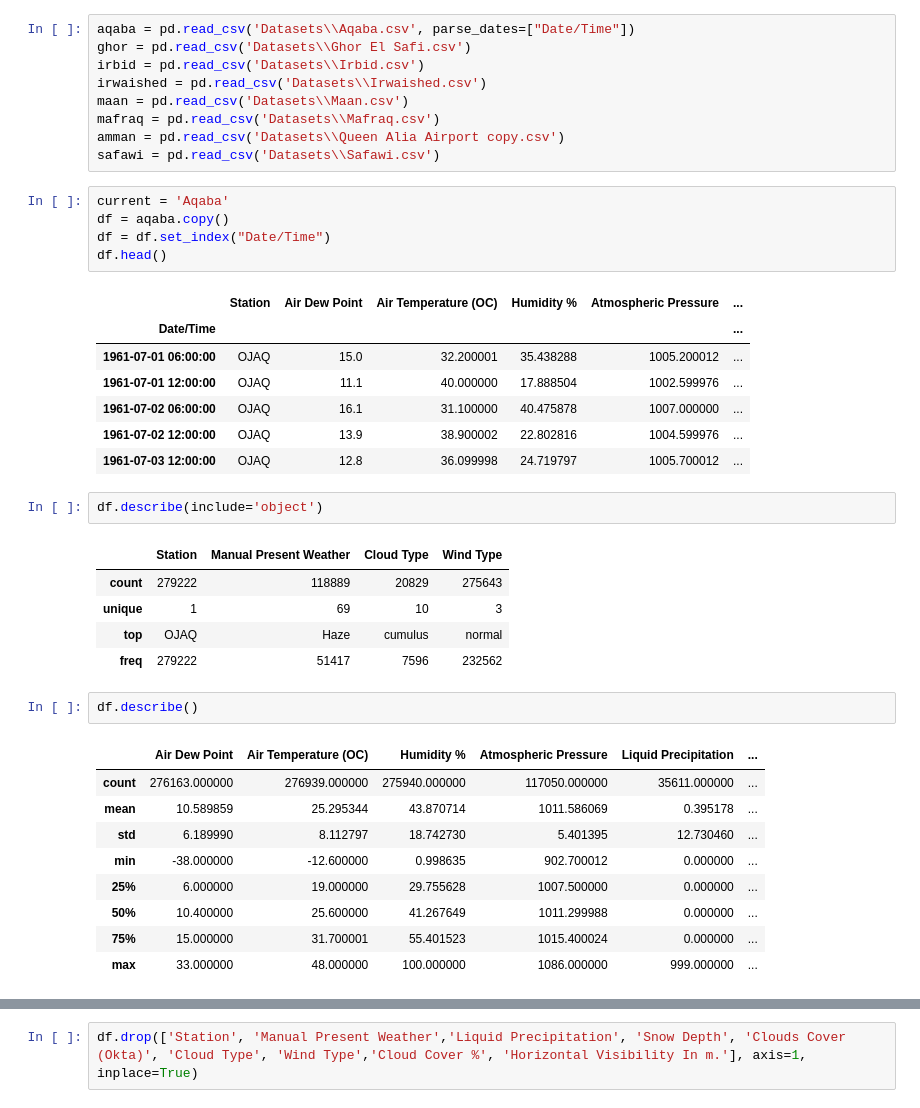
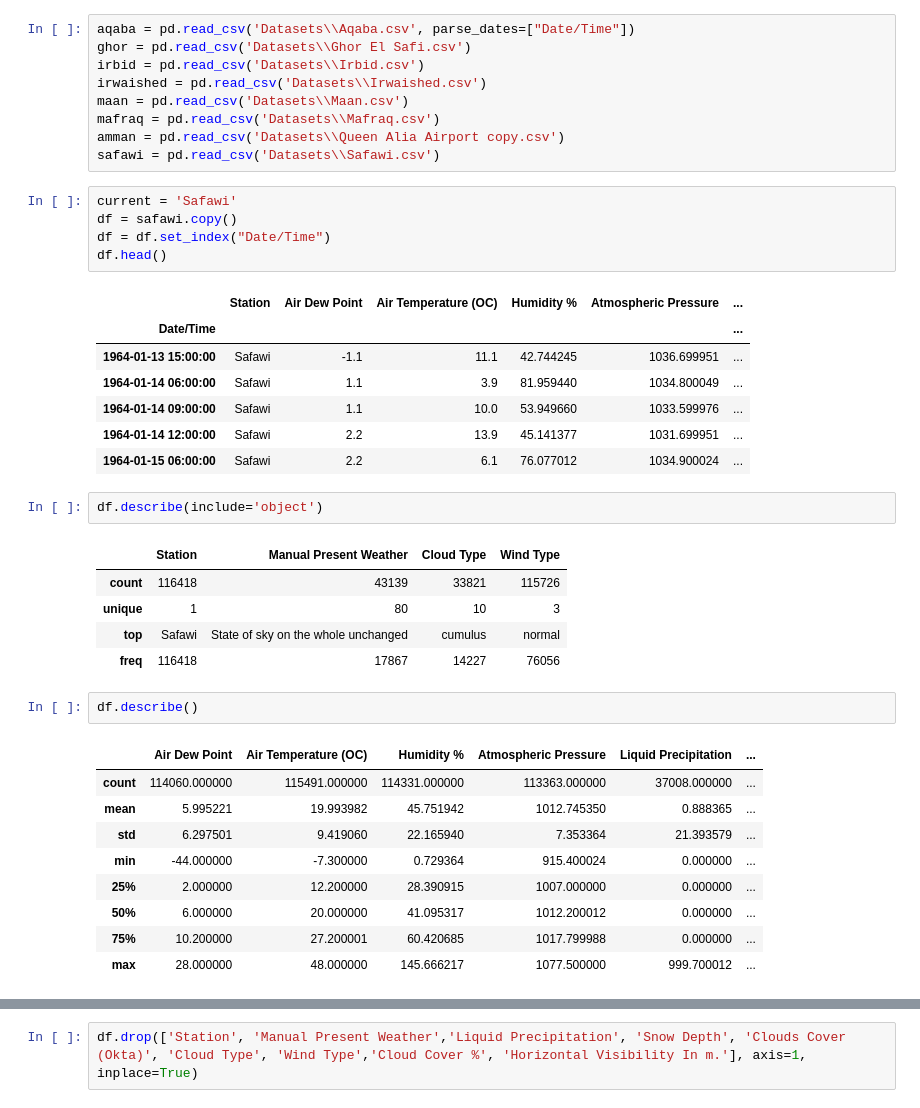
Before and after one commit to abood-shehade/Weather-prediction, a Jupyter notebook: DataPipeline.ipynb, the cells around one changed output, grey strips where cells are left out. Cells and saved outputs as stored; diff of their text form.

```diff
--- a/DataPipeline.ipynb
+++ b/DataPipeline.ipynb
@@ -17,38 +17,38 @@ mafraq = pd.read_csv('Datasets\\Mafraq.csv')
 amman = pd.read_csv('Datasets\\Queen Alia Airport copy.csv')
 safawi = pd.read_csv('Datasets\\Safawi.csv')
 # %%
-current = 'Aqaba'
-df = aqaba.copy()
+current = 'Safawi'
+df = safawi.copy()
 df = df.set_index("Date/Time")
 df.head()
 # %% [output]
 |  | Station | Air Dew Point | Air Temperature (OC) | Humidity % | Atmospheric Pressure | ... |
 | Date/Time |  |  |  |  |  | ... |
-| 1961-07-01 06:00:00 | OJAQ | 15.0 | 32.200001 | 35.438288 | 1005.200012 | ... |
-| 1961-07-01 12:00:00 | OJAQ | 11.1 | 40.000000 | 17.888504 | 1002.599976 | ... |
-| 1961-07-02 06:00:00 | OJAQ | 16.1 | 31.100000 | 40.475878 | 1007.000000 | ... |
-| 1961-07-02 12:00:00 | OJAQ | 13.9 | 38.900002 | 22.802816 | 1004.599976 | ... |
-| 1961-07-03 12:00:00 | OJAQ | 12.8 | 36.099998 | 24.719797 | 1005.700012 | ... |
+| 1964-01-13 15:00:00 | Safawi | -1.1 | 11.1 | 42.744245 | 1036.699951 | ... |
+| 1964-01-14 06:00:00 | Safawi | 1.1 | 3.9 | 81.959440 | 1034.800049 | ... |
+| 1964-01-14 09:00:00 | Safawi | 1.1 | 10.0 | 53.949660 | 1033.599976 | ... |
+| 1964-01-14 12:00:00 | Safawi | 2.2 | 13.9 | 45.141377 | 1031.699951 | ... |
+| 1964-01-15 06:00:00 | Safawi | 2.2 | 6.1 | 76.077012 | 1034.900024 | ... |
 # %%
 df.describe(include='object')
 # %% [output]
 |  | Station | Manual Present Weather | Cloud Type | Wind Type |
-| count | 279222 | 118889 | 20829 | 275643 |
-| unique | 1 | 69 | 10 | 3 |
-| top | OJAQ | Haze | cumulus | normal |
-| freq | 279222 | 51417 | 7596 | 232562 |
+| count | 116418 | 43139 | 33821 | 115726 |
+| unique | 1 | 80 | 10 | 3 |
+| top | Safawi | State of sky on the whole unchanged | cumulus | normal |
+| freq | 116418 | 17867 | 14227 | 76056 |
 # %%
 df.describe()
 # %% [output]
 |  | Air Dew Point | Air Temperature (OC) | Humidity % | Atmospheric Pressure | Liquid Precipitation | ... |
-| count | 276163.000000 | 276939.000000 | 275940.000000 | 117050.000000 | 35611.000000 | ... |
-| mean | 10.589859 | 25.295344 | 43.870714 | 1011.586069 | 0.395178 | ... |
-| std | 6.189990 | 8.112797 | 18.742730 | 5.401395 | 12.730460 | ... |
-| min | -38.000000 | -12.600000 | 0.998635 | 902.700012 | 0.000000 | ... |
-| 25% | 6.000000 | 19.000000 | 29.755628 | 1007.500000 | 0.000000 | ... |
-| 50% | 10.400000 | 25.600000 | 41.267649 | 1011.299988 | 0.000000 | ... |
-| 75% | 15.000000 | 31.700001 | 55.401523 | 1015.400024 | 0.000000 | ... |
-| max | 33.000000 | 48.000000 | 100.000000 | 1086.000000 | 999.000000 | ... |
+| count | 114060.000000 | 115491.000000 | 114331.000000 | 113363.000000 | 37008.000000 | ... |
+| mean | 5.995221 | 19.993982 | 45.751942 | 1012.745350 | 0.888365 | ... |
+| std | 6.297501 | 9.419060 | 22.165940 | 7.353364 | 21.393579 | ... |
+| min | -44.000000 | -7.300000 | 0.729364 | 915.400024 | 0.000000 | ... |
+| 25% | 2.000000 | 12.200000 | 28.390915 | 1007.000000 | 0.000000 | ... |
+| 50% | 6.000000 | 20.000000 | 41.095317 | 1012.200012 | 0.000000 | ... |
+| 75% | 10.200000 | 27.200001 | 60.420685 | 1017.799988 | 0.000000 | ... |
+| max | 28.000000 | 48.000000 | 145.666217 | 1077.500000 | 999.700012 | ... |
 # %%
 df.info()
 # %% [output]
```
Also changed, not shown: parts of 9 cells of this notebook, 11 other files.
